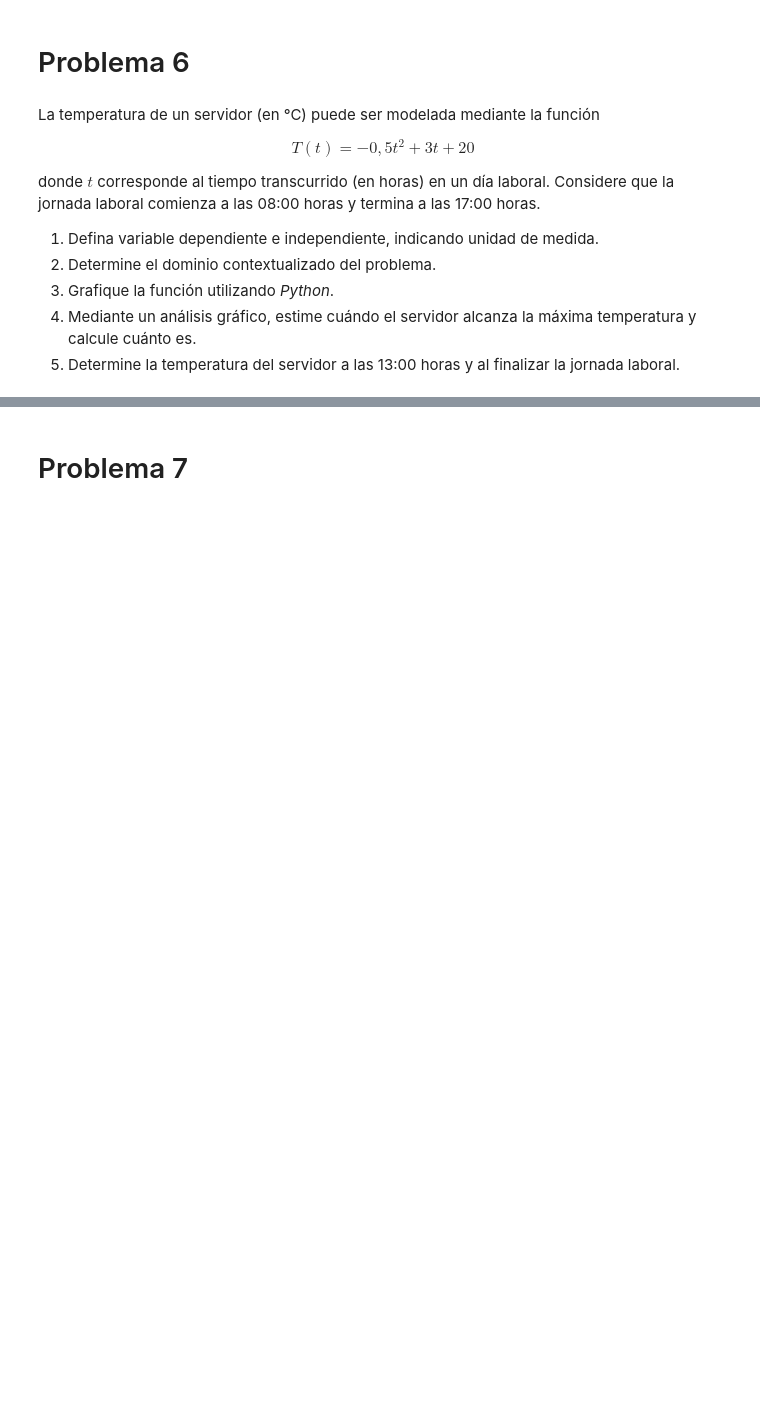
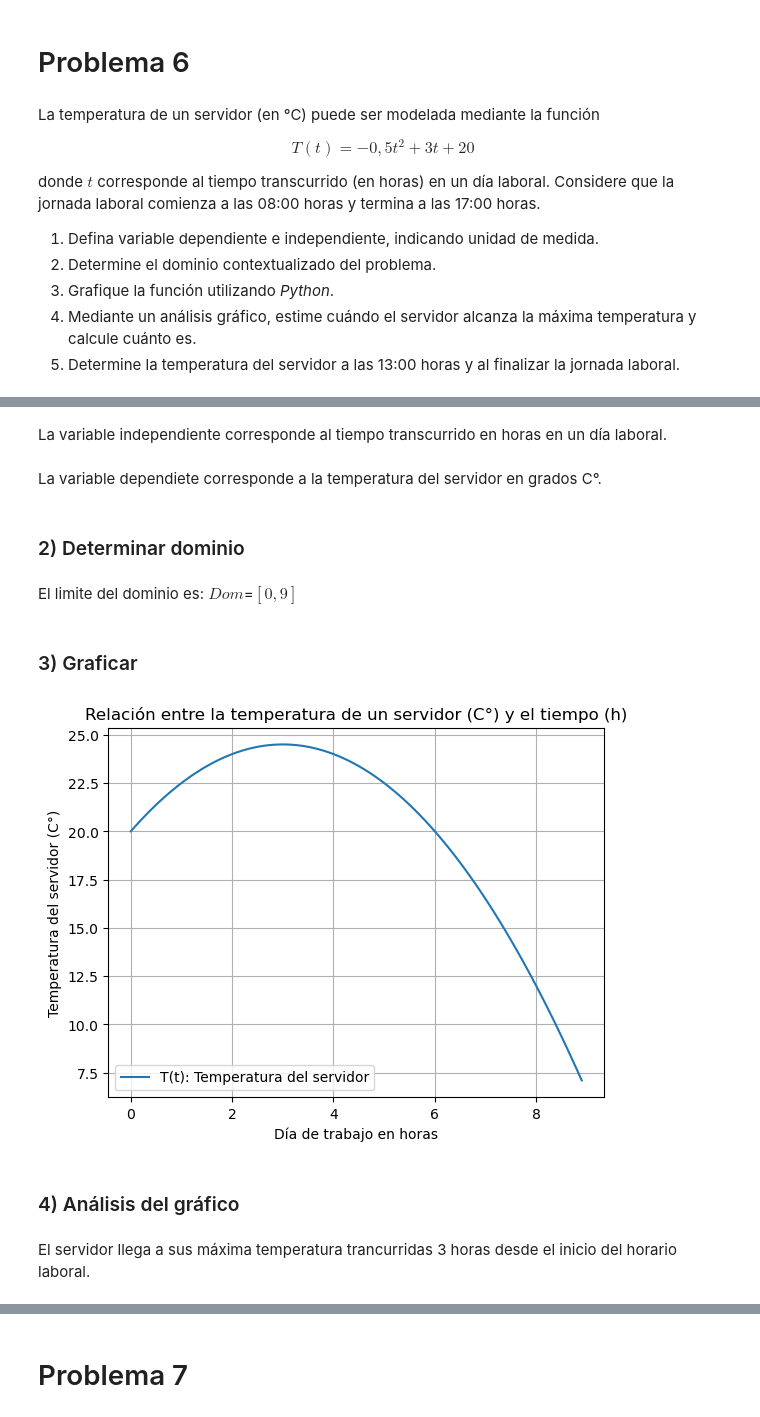
Before and after one commit to Roten-chan/Matem-tica-aplicada-p, a Jupyter notebook: Matemática aplicada/Guia 1/G1_Funciones.ipynb, the cells around one changed output, grey strips where cells are left out. Drawn from its saved outputs; the diff is of its cells as text; code cells hidden in the pictures; blank space fills up the shorter version.

```diff
--- a/Matemática aplicada/Guia 1/G1_Funciones.ipynb
+++ b/Matemática aplicada/Guia 1/G1_Funciones.ipynb
@@ -233,0 +236,28 @@ donde $t$ corresponde al tiempo transcurrido (en horas) en un día laboral. Cons
+# %% [markdown]
+La variable independiente corresponde al tiempo transcurrido en horas en un día laboral.
+# %% [markdown]
+La variable dependiete corresponde a la temperatura del servidor en grados C°.
+# %% [markdown]
+### 2) Determinar dominio
+# %% [markdown]
+El limite del dominio es:
+$Dom$=$[0,9]$
+# %% [markdown]
+### 3) Graficar
+# %%
+def T(t):
+    return -0.5*t**2 + 3*t + 20
+t = np.arange(0, 9, 0.1)
+plt.plot(t, T(t), label = 'T(t): Temperatura del servidor')
+plt.title('Relación entre la temperatura de un servidor (C°) y el tiempo (h)')
+plt.ylabel('Temperatura del servidor (C°)')
+plt.xlabel('Día de trabajo en horas')
+plt.legend()
+plt.grid(True)
+plt.show()
+# %% [output]
+[figure, added]
+# %% [markdown]
+### 4) Análisis del gráfico
+# %% [markdown]
+El servidor llega a sus máxima temperatura trancurridas 3 horas desde el inicio del horario laboral.
```
Also changed, not shown: parts of 6 cells of this notebook.
